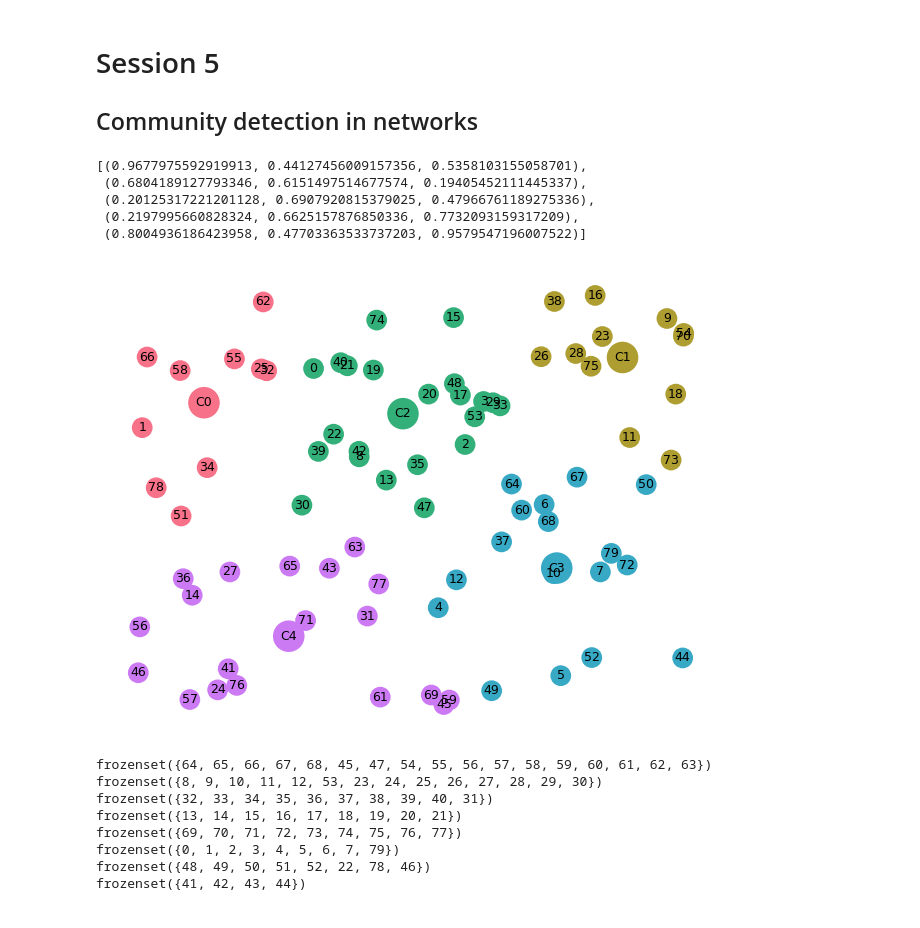
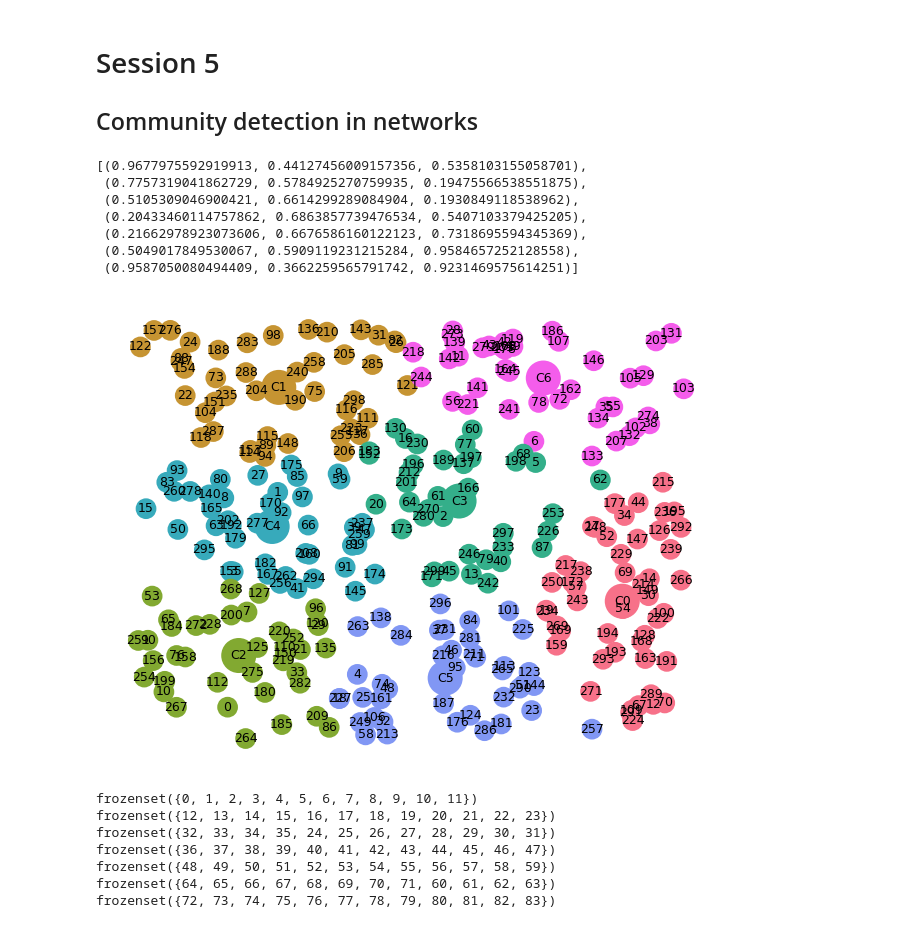
Before and after one commit to satuelisa/ICN2024, a Jupyter notebook: S5_cluster.ipynb, the cells around one changed output. Saved outputs shown, nothing was run; the diff lists cells and outputs as text; code cells hidden in the pictures.

```diff
--- a/S5_cluster.ipynb
+++ b/S5_cluster.ipynb
@@ -7,9 +7,9 @@
 import networkx as nx
 import numpy as np
 # %%
-n = 80
+n = 300
 pos = np.random.random((n, 2)) # x and y positions
-k = 5 # groups
+k = 7 # groups
 from sklearn.cluster import KMeans
 clustering = KMeans(n_clusters = k, n_init = 'auto').fit(pos)
 leaders = clustering.cluster_centers_
@@ -31,10 +31,12 @@ colors = sns.color_palette('husl', k)
 colors
 # %% [output]
 [(0.9677975592919913, 0.44127456009157356, 0.5358103155058701),
- (0.6804189127793346, 0.6151497514677574, 0.19405452111445337),
- (0.20125317221201128, 0.6907920815379025, 0.47966761189275336),
- (0.2197995660828324, 0.6625157876850336, 0.7732093159317209),
- (0.8004936186423958, 0.47703363533737203, 0.9579547196007522)]
+ (0.7757319041862729, 0.5784925270759935, 0.19475566538551875),
+ (0.5105309046900421, 0.6614299289084904, 0.1930849118538962),
+ (0.20433460114757862, 0.6863857739476534, 0.5407103379425205),
+ (0.21662978923073606, 0.6676586160122123, 0.7318695594345369),
+ (0.5049017849530067, 0.5909119231215284, 0.9584657252128558),
+ (0.9587050080494409, 0.3662259565791742, 0.9231469575614251)]
 # %%
 ca = []
 for v in G.nodes():
@@ -45,27 +47,26 @@ for v in G.nodes():
 # %%
 import matplotlib.pyplot as plt
 fig = plt.figure(1, figsize = (4, 3), dpi =  150)
 coords = nx.get_node_attributes(G, 'pos')
 
-sizes = [80] * n + [200] * k
+sizes = [80] * n + [250] * k
 
 nx.draw(G, coords, node_color = ca, node_size = sizes)
 l = nx.draw_networkx_labels(G, pos = coords, font_size = 6)
 # %% [output]
-[figure, old version]
+[figure, new version]
 # %%
-G2 = nx.connected_watts_strogatz_graph(80, 5, 0.2)
+G2 = nx.ring_of_cliques(7, 12)
 clusters = nx.community.greedy_modularity_communities(G2)
 for c in clusters:
   print(c)
 # %% [output]
-frozenset({64, 65, 66, 67, 68, 45, 47, 54, 55, 56, 57, 58, 59, 60, 61, 62, 63})
-frozenset({8, 9, 10, 11, 12, 53, 23, 24, 25, 26, 27, 28, 29, 30})
-frozenset({32, 33, 34, 35, 36, 37, 38, 39, 40, 31})
-frozenset({13, 14, 15, 16, 17, 18, 19, 20, 21})
-frozenset({69, 70, 71, 72, 73, 74, 75, 76, 77})
-frozenset({0, 1, 2, 3, 4, 5, 6, 7, 79})
-frozenset({48, 49, 50, 51, 52, 22, 78, 46})
-frozenset({41, 42, 43, 44})
+frozenset({0, 1, 2, 3, 4, 5, 6, 7, 8, 9, 10, 11})
+frozenset({12, 13, 14, 15, 16, 17, 18, 19, 20, 21, 22, 23})
+frozenset({32, 33, 34, 35, 24, 25, 26, 27, 28, 29, 30, 31})
+frozenset({36, 37, 38, 39, 40, 41, 42, 43, 44, 45, 46, 47})
+frozenset({48, 49, 50, 51, 52, 53, 54, 55, 56, 57, 58, 59})
+frozenset({64, 65, 66, 67, 68, 69, 70, 71, 60, 61, 62, 63})
+frozenset({72, 73, 74, 75, 76, 77, 78, 79, 80, 81, 82, 83})
 # %%
 cc = sns.color_palette('hls', len(clusters))
```
Also changed, not shown: parts of 2 cells of this notebook.
